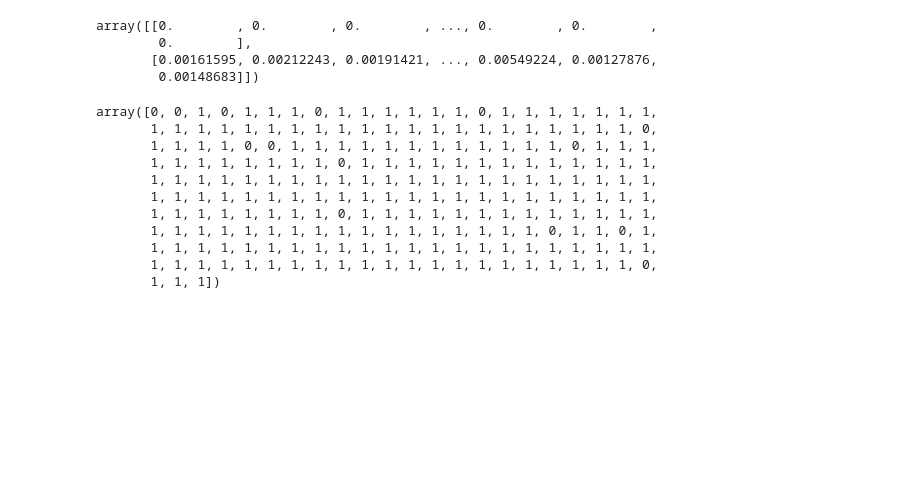
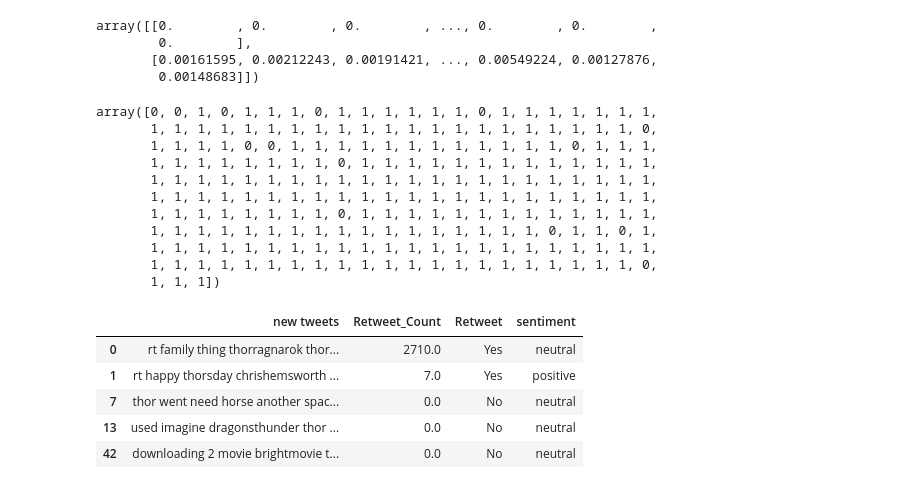
Before and after one commit to erol713/Machine-Learning-Pojects, a Jupyter notebook: twitter/Twitter.ipynb, the cells around one changed output. Saved outputs shown, nothing was run; the diff lists cells and outputs as text; code cells hidden in the pictures; blank space fills up the shorter version.

Commit message:
sentiment added

```diff
--- a/twitter/Twitter.ipynb
+++ b/twitter/Twitter.ipynb
@@ -321,0 +324,24 @@ array([0, 0, 1, 0, 1, 1, 1, 0, 1, 1, 1, 1, 1, 1, 0, 1, 1, 1, 1, 1, 1, 1,
+# %%
+grade = []
+# %%
+for i in new.index:
+    g_b_tweets = TextBlob(new['new tweets'][i])
+
+    if g_b_tweets.sentiment.polarity < 0:
+            sentiment = "negative"
+    elif g_b_tweets.sentiment.polarity == 0:
+            sentiment = "neutral"
+    else:
+            sentiment = "positive"
+    grade.append(sentiment)
+# %%
+new['sentiment'] = grade
+# %%
+new.head()
+# %% [output]
+|  | new tweets | Retweet_Count | Retweet | sentiment |
+| 0 | rt family thing thorragnarok thor... | 2710.0 | Yes | neutral |
+| 1 | rt happy thorsday chrishemsworth ... | 7.0 | Yes | positive |
+| 7 | thor went need horse another spac... | 0.0 | No | neutral |
+| 13 | used imagine dragonsthunder thor ... | 0.0 | No | neutral |
+| 42 | downloading 2 movie brightmovie t... | 0.0 | No | neutral |
```
Also changed, not shown: parts of 1 cell of this notebook.
